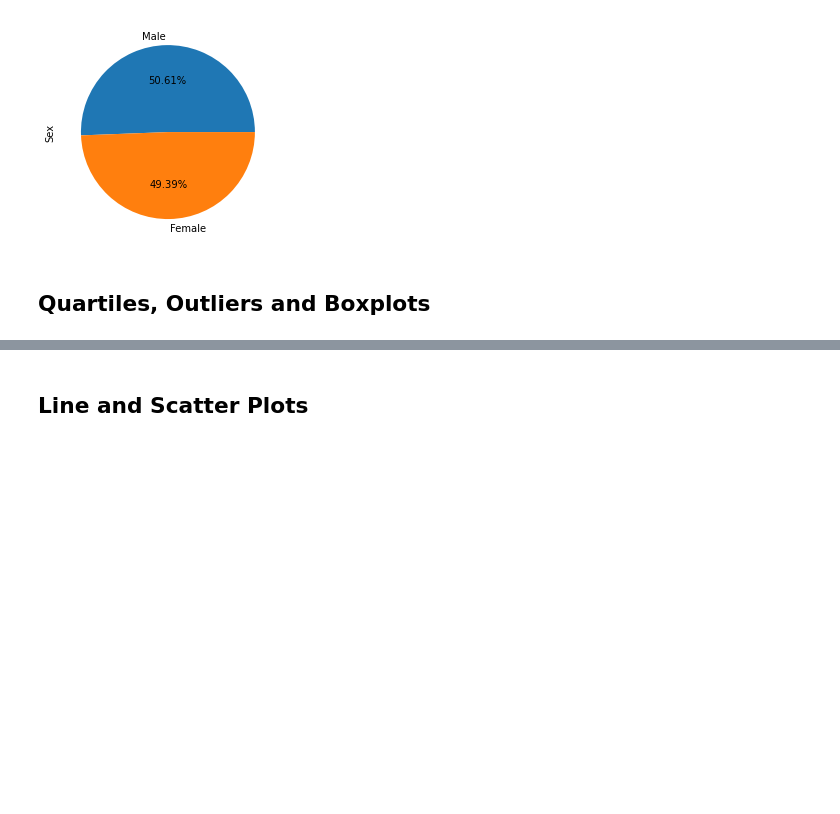
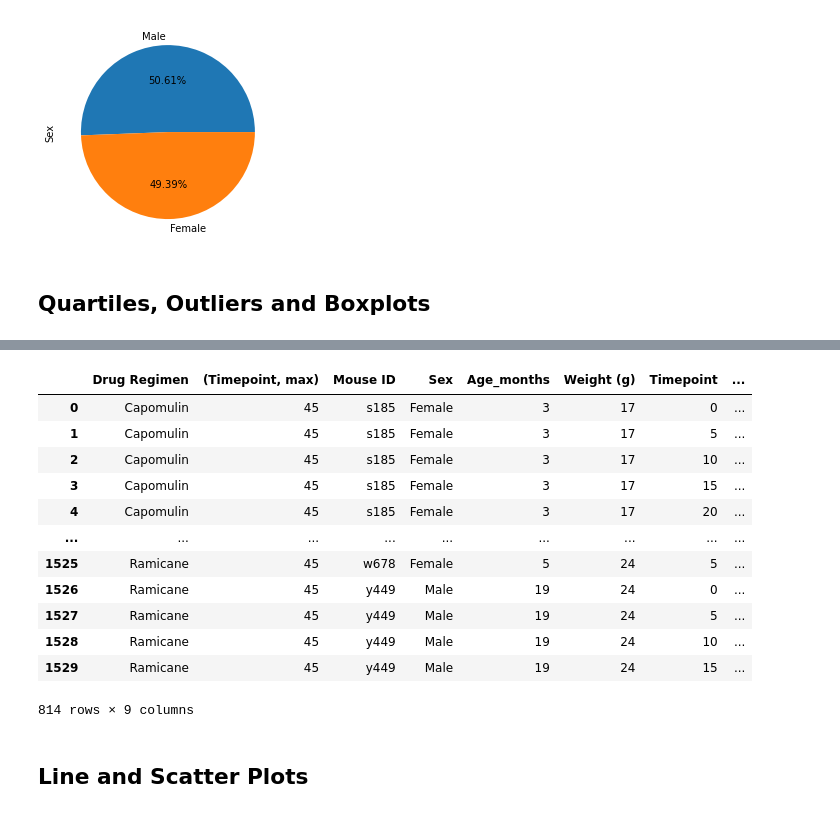
Before and after one commit to Omargib/Matplotlib-challenge, a Jupyter notebook: pymaceuticals_starter.ipynb, the cells around one changed output, grey strips where cells are left out. Saved outputs shown, nothing was run; the diff lists cells and outputs as text; code cells hidden in the pictures; blank space fills up the shorter version.

```diff
--- a/pymaceuticals_starter.ipynb
+++ b/pymaceuticals_starter.ipynb
@@ -293,21 +293,36 @@ merge_greates_timepoint
 1893 rows × 9 columns
 # %%
 # Put treatments into a list for for loop (and later for plot labels)
-
+regimens = ["Capomulin", "Ramicane", "Infubinol", "Ceftamin"]
+filtered_regimens = merge_regimen[merge_regimen["Drug Regimen"].isin(regimens)]
+filtered_regimens
 
 # Create empty list to fill with tumor vol data (for plotting)
-
-
+tumor_vol=[]
 # Calculate the IQR and quantitatively determine if there are any potential outliers.
 
 
     # Locate the rows which contain mice on each drug and get the tumor volumes
 
 
     # add subset
 
 
     # Determine outliers using upper and lower bounds
+# %% [output]
+|  | Drug Regimen | (Timepoint, max) | Mouse ID | Sex | Age_months | Weight (g) | Timepoint | ... |
+| 0 | Capomulin | 45 | s185 | Female | 3 | 17 | 0 | ... |
+| 1 | Capomulin | 45 | s185 | Female | 3 | 17 | 5 | ... |
+| 2 | Capomulin | 45 | s185 | Female | 3 | 17 | 10 | ... |
+| 3 | Capomulin | 45 | s185 | Female | 3 | 17 | 15 | ... |
+| 4 | Capomulin | 45 | s185 | Female | 3 | 17 | 20 | ... |
+| ... | ... | ... | ... | ... | ... | ... | ... | ... |
+| 1525 | Ramicane | 45 | w678 | Female | 5 | 24 | 5 | ... |
+| 1526 | Ramicane | 45 | y449 | Male | 19 | 24 | 0 | ... |
+| 1527 | Ramicane | 45 | y449 | Male | 19 | 24 | 5 | ... |
+| 1528 | Ramicane | 45 | y449 | Male | 19 | 24 | 10 | ... |
+| 1529 | Ramicane | 45 | y449 | Male | 19 | 24 | 15 | ... |
+814 rows × 9 columns
 # %%
 # Generate a box plot of the final tumor volume of each mouse across four regimens of interest
 # %% [markdown]
```
Also changed, not shown: parts of 4 cells of this notebook.
